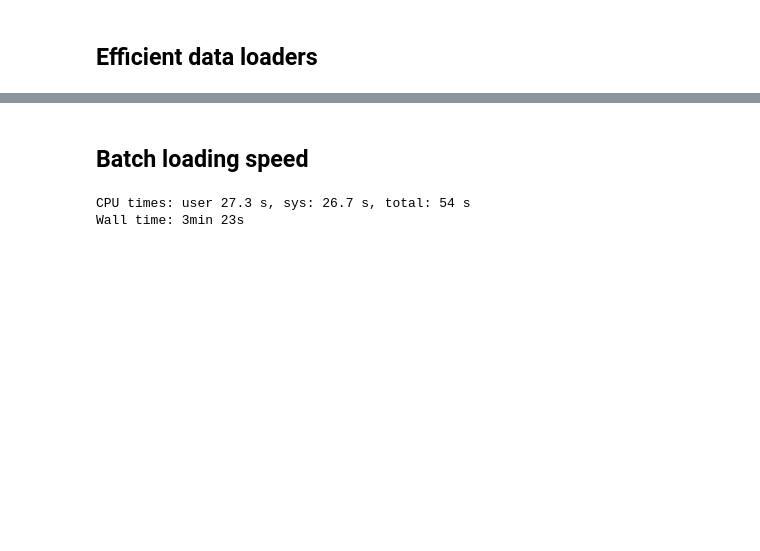
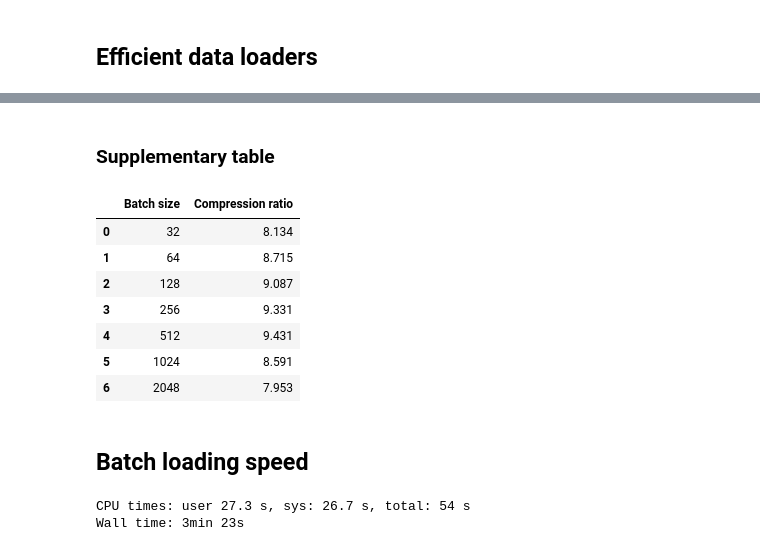
Before and after one commit to dansimancas/kipoi-cadd, a Jupyter notebook: plots_and_tables/thesis/031_Efficient_dataloaders.ipynb, the cells around one changed output, grey strips where cells are left out. Drawn from its saved outputs; the diff is of its cells as text; code cells hidden in the pictures; blank space fills up the shorter version.

```diff
--- a/plots/thesis/01_Data_preprocessing.ipynb
+++ b/plots_and_tables/thesis/031_Efficient_dataloaders.ipynb
@@ -33,3 +34,20 @@ plt.show()
+# %% [markdown]
+### Supplementary table
+# %%
+df = pd.DataFrame(plot_data)
+df.rename(columns={'batch_size': 'Batch size',
+                   'compression_ratio': 'Compression ratio'},
+          inplace=True)
+df
+# %% [output]
+|  | Batch size | Compression ratio |
+| 0 | 32 | 8.134 |
+| 1 | 64 | 8.715 |
+| 2 | 128 | 9.087 |
+| 3 | 256 | 9.331 |
+| 4 | 512 | 9.431 |
+| 5 | 1024 | 8.591 |
+| 6 | 2048 | 7.953 |
 # %% [markdown]
 ## Batch loading speed
 # %%
```
Also changed, not shown: parts of 3 cells of this notebook, 9 other files.
